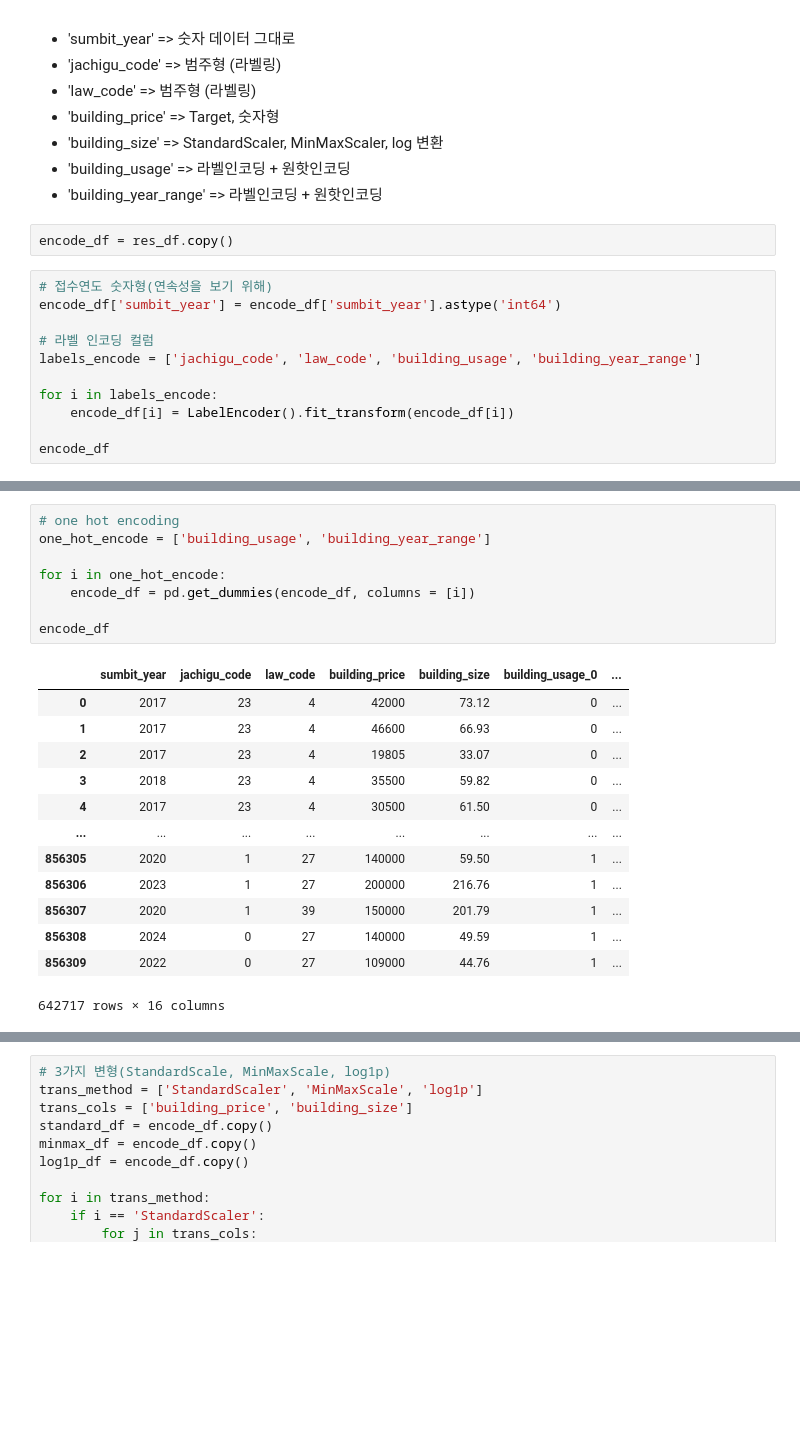
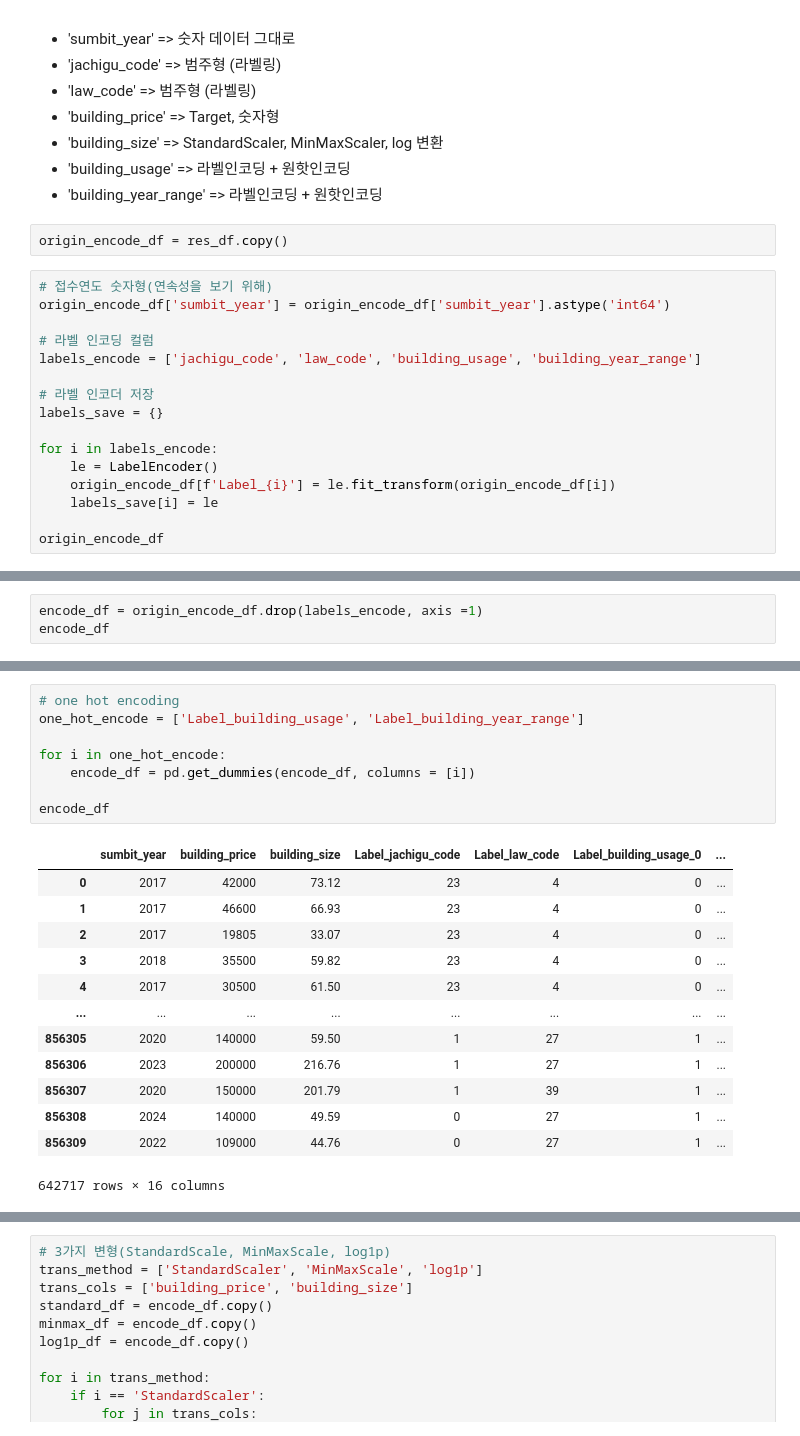
Before and after one commit to ZeroJoon2/aws_test, a Jupyter notebook: src/project/project_local.ipynb, the cells around one changed output, grey strips where cells are left out. Drawn from its saved outputs; the diff is of its cells as text; blank space fills up the shorter version.

```diff
--- a/src/project/project_local.ipynb
+++ b/src/project/project_local.ipynb
@@ -462,17 +462,22 @@ Name: building_size, dtype: float64
 - 'building_usage' => 라벨인코딩 + 원핫인코딩
 - 'building_year_range' => 라벨인코딩 + 원핫인코딩
 # %%
-encode_df = res_df.copy()
+origin_encode_df = res_df.copy()
 # %%
 # 접수연도 숫자형(연속성을 보기 위해)
-encode_df['sumbit_year'] = encode_df['sumbit_year'].astype('int64')
+origin_encode_df['sumbit_year'] = origin_encode_df['sumbit_year'].astype('int64')
 
 # 라벨 인코딩 컬럼
 labels_encode = ['jachigu_code', 'law_code', 'building_usage', 'building_year_range']
 
+# 라벨 인코더 저장
+labels_save = {}
+
 for i in labels_encode:
-    encode_df[i] = LabelEncoder().fit_transform(encode_df[i])
+    le = LabelEncoder()
+    origin_encode_df[f'Label_{i}'] = le.fit_transform(origin_encode_df[i])
+    labels_save[i] = le
 
-encode_df
+origin_encode_df
 # %% [output]
 |  | sumbit_year | jachigu_code | law_code | building_price | building_size | building_usage | ... |
@@ -490,0 +496,3 @@ encode_df
+# %%
+encode_df = origin_encode_df.drop(labels_encode, axis =1)
+encode_df
@@ -491,24 +513,24 @@ encode_df
 # %%
 # one hot encoding
-one_hot_encode = ['building_usage', 'building_year_range']
+one_hot_encode = ['Label_building_usage', 'Label_building_year_range']
 
 for i in one_hot_encode:
     encode_df = pd.get_dummies(encode_df, columns = [i])
 
 encode_df
 # %% [output]
-|  | sumbit_year | jachigu_code | law_code | building_price | building_size | building_usage_0 | ... |
-| 0 | 2017 | 23 | 4 | 42000 | 73.12 | 0 | ... |
-| 1 | 2017 | 23 | 4 | 46600 | 66.93 | 0 | ... |
-| 2 | 2017 | 23 | 4 | 19805 | 33.07 | 0 | ... |
-| 3 | 2018 | 23 | 4 | 35500 | 59.82 | 0 | ... |
-| 4 | 2017 | 23 | 4 | 30500 | 61.50 | 0 | ... |
+|  | sumbit_year | building_price | building_size | Label_jachigu_code | Label_law_code | Label_building_usage_0 | ... |
+| 0 | 2017 | 42000 | 73.12 | 23 | 4 | 0 | ... |
+| 1 | 2017 | 46600 | 66.93 | 23 | 4 | 0 | ... |
+| 2 | 2017 | 19805 | 33.07 | 23 | 4 | 0 | ... |
+| 3 | 2018 | 35500 | 59.82 | 23 | 4 | 0 | ... |
+| 4 | 2017 | 30500 | 61.50 | 23 | 4 | 0 | ... |
 | ... | ... | ... | ... | ... | ... | ... | ... |
-| 856305 | 2020 | 1 | 27 | 140000 | 59.50 | 1 | ... |
-| 856306 | 2023 | 1 | 27 | 200000 | 216.76 | 1 | ... |
-| 856307 | 2020 | 1 | 39 | 150000 | 201.79 | 1 | ... |
-| 856308 | 2024 | 0 | 27 | 140000 | 49.59 | 1 | ... |
-| 856309 | 2022 | 0 | 27 | 109000 | 44.76 | 1 | ... |
+| 856305 | 2020 | 140000 | 59.50 | 1 | 27 | 1 | ... |
+| 856306 | 2023 | 200000 | 216.76 | 1 | 27 | 1 | ... |
+| 856307 | 2020 | 150000 | 201.79 | 1 | 39 | 1 | ... |
+| 856308 | 2024 | 140000 | 49.59 | 0 | 27 | 1 | ... |
+| 856309 | 2022 | 109000 | 44.76 | 0 | 27 | 1 | ... |
 642717 rows × 16 columns
 # %%
 encode_df['building_price'] = encode_df['building_price'].astype('float64')
```
Also changed, not shown: parts of 10 cells of this notebook.
